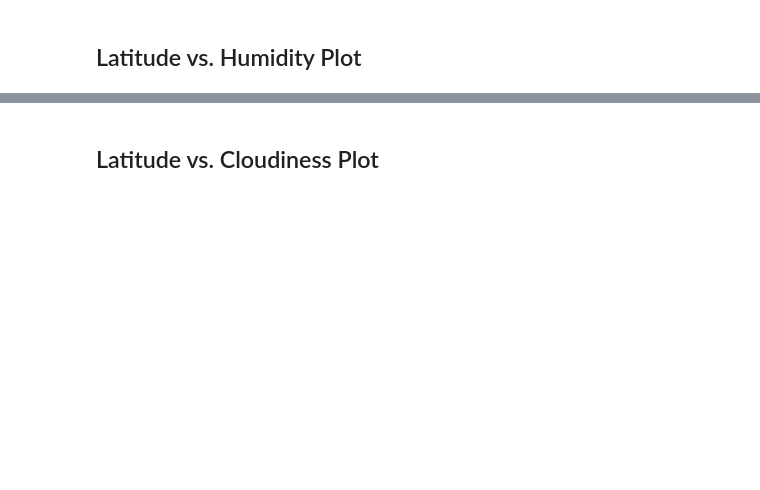
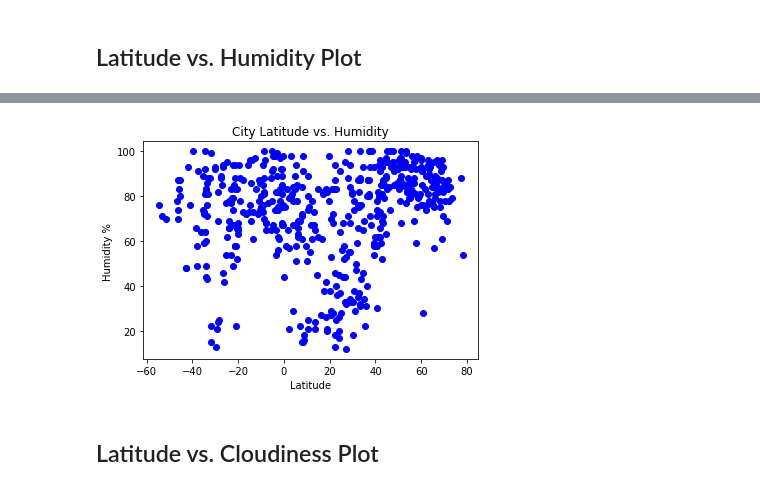
Before and after one commit to Sprettle/python-api-challenge, a Jupyter notebook: WeatherPy/WeatherPy.ipynb, the cells around one changed output, grey strips where cells are left out. Cells and saved outputs as stored; diff of their text form; code cells hidden in the pictures; blank space fills up the shorter version.

```diff
--- a/WeatherPy/WeatherPy.ipynb
+++ b/WeatherPy/WeatherPy.ipynb
@@ -163,2 +175,14 @@ Int64Index([], dtype='int64')
+# %%
+# Creating plot
+plt.scatter(city_df["Latitude"], city_df["Humidity"], marker = "o", color = "blue")
+plt.xlabel("Latitude")
+plt.ylabel("Humidity % ")
+plt.title(f"City Latitude vs. Humidity")
+plt.savefig("../output_data/Lat_vs_humidity_plot")
+plt.show()
+
+# The below graph is analysing the latitude of a city in both the Northern and Southern Hemispheres and plotting this position against the recorded humidity.  This graphs visualisation is not as defined as the temperature, however there appears to be a cluster of data at 50 to 70 latitude sitting above 75% humidity.
+# %% [output]
+[figure, added]
 # %% [markdown]
 ## Latitude vs. Cloudiness Plot
```
Also changed, not shown: parts of 36 cells of this notebook, 9 other files.
